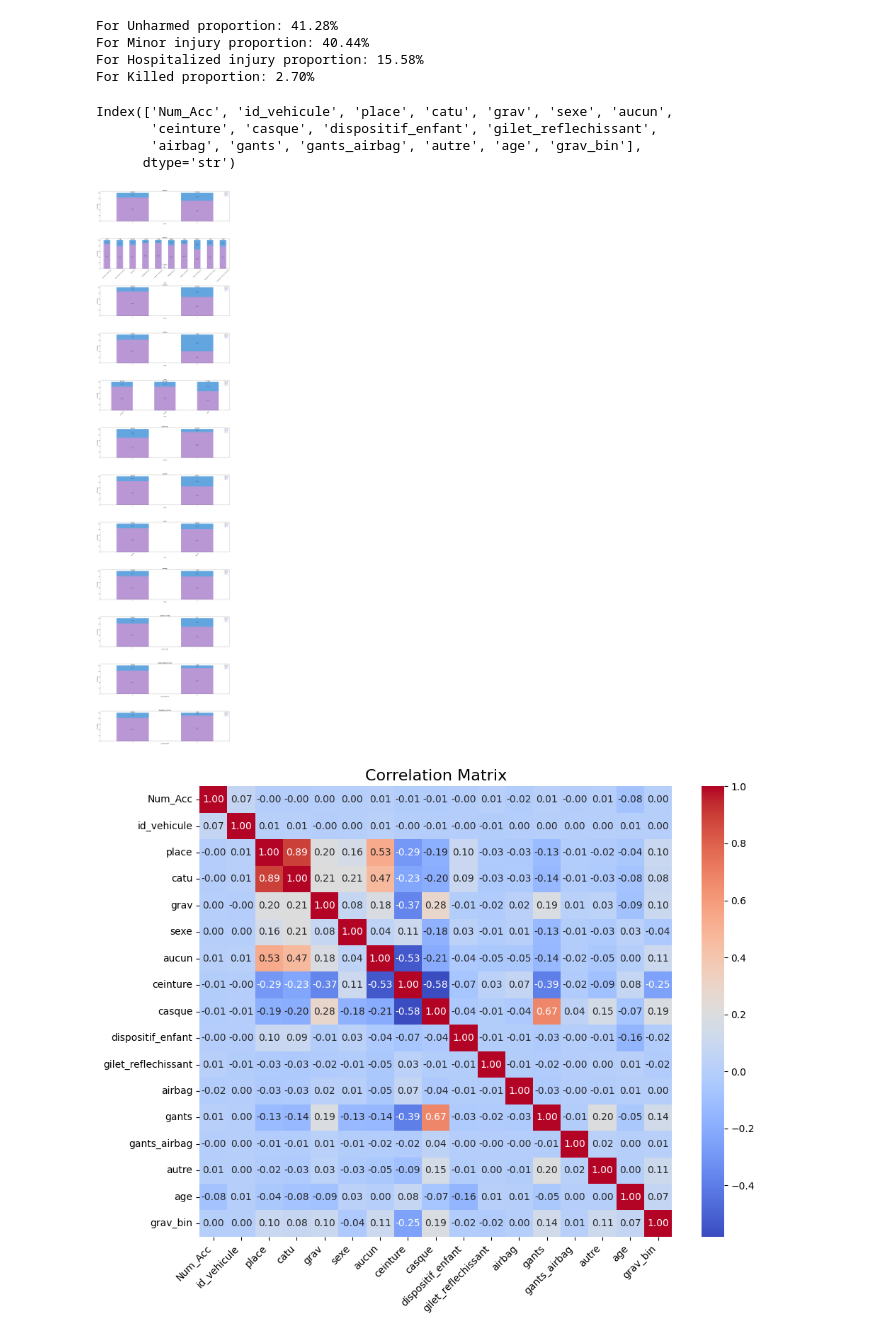
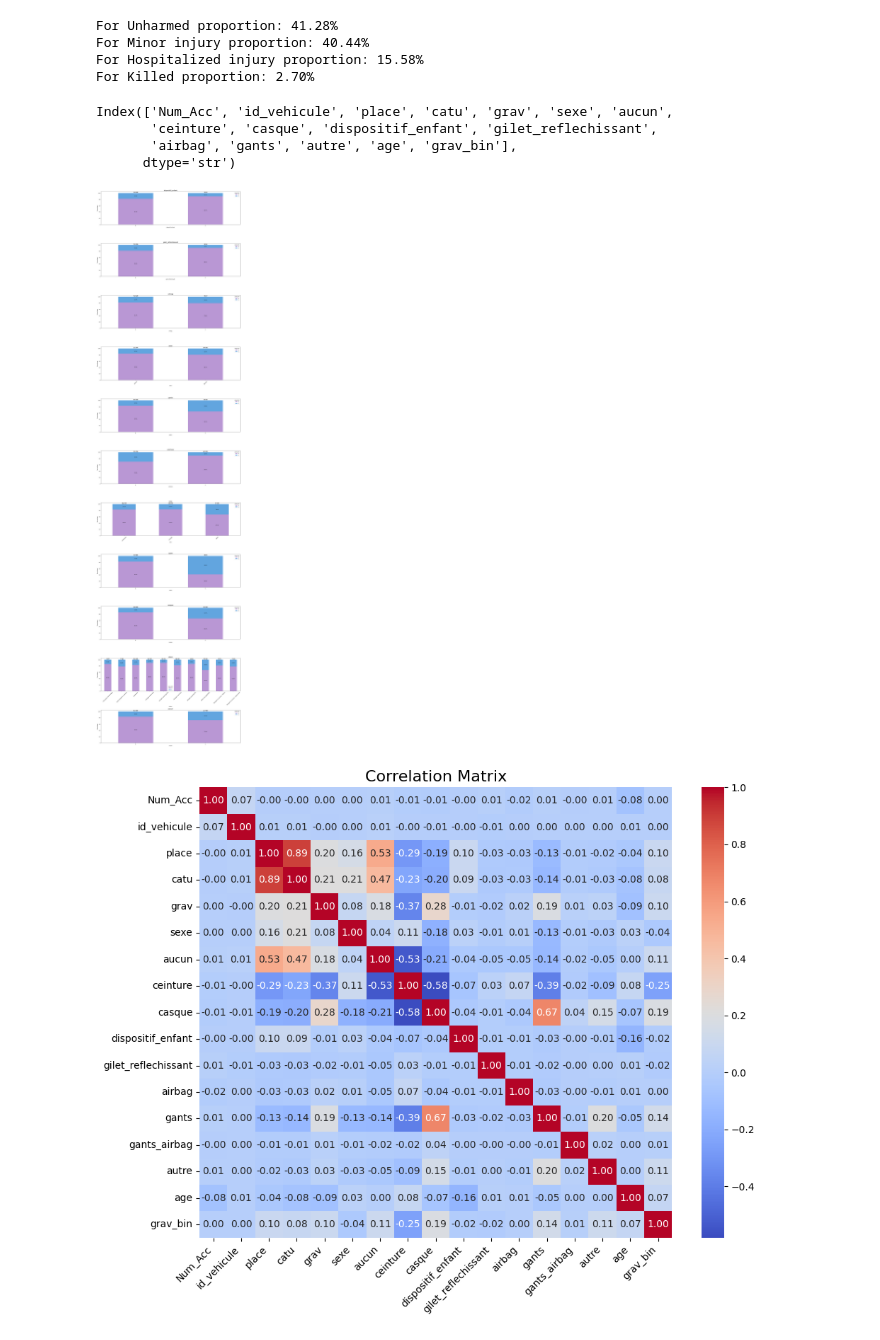
Before and after one commit to KaterinaGalkina/Road_Accident_Severity_Prediction, a Jupyter notebook: usagers.ipynb, the cells around one changed output. Saved outputs shown, nothing was run; the diff lists cells and outputs as text; code cells hidden in the pictures.

Commit message:
Fixed Gants-Airbag category

```diff
--- a/usagers.ipynb
+++ b/usagers.ipynb
@@ -137,15 +135,22 @@ equipments = {
 }
 
 def encode_secu(df):
+    # Initialize columns EXCEPT gants_airbag
     for name in equipments.values():
-        df[name] = 0
+        if name != "gants_airbag":
+            df[name] = 0
 
     for col in ["secu1", "secu2", "secu3"]:
         for code, name in equipments.items():
-            df.loc[df[col] == code, name] = 1
+            if name == "gants_airbag":
+                # Split into two features
+                df.loc[df[col] == code, "gants"] = 1
+                df.loc[df[col] == code, "airbag"] = 1
+            else:
+                df.loc[df[col] == code, name] = 1
 
     # if any equipment used → aucun = 0
-    protection_cols = [c for c in equipments.values() if c != "aucun"]
+    protection_cols = [c for c in equipments.values() if c not in ["aucun", "gants_airbag"]]
     df.loc[df[protection_cols].sum(axis=1) > 0, "aucun"] = 0
 
     return df
@@ -253,19 +258,19 @@ For Minor injury proportion: 40.44%
 For Hospitalized injury proportion: 15.58%
 For Killed proportion: 2.70%
 # %%
-cols_int = ["place", "catu", "sexe", "age", "aucun", "ceinture", "casque", "dispositif_enfant", "gilet_reflechissant", "airbag", "gants", "gants_airbag", "autre", "grav_bin", "grav"]
+cols_int = ["place", "catu", "sexe", "age", "aucun", "ceinture", "casque", "dispositif_enfant", "gilet_reflechissant", "airbag", "gants", "autre", "grav_bin", "grav"]
 df_usagers[cols_int] = df_usagers[cols_int].astype("int64")
 # %%
 df_usagers.columns
 # %% [output]
 Index(['Num_Acc', 'id_vehicule', 'place', 'catu', 'grav', 'sexe', 'aucun',
        'ceinture', 'casque', 'dispositif_enfant', 'gilet_reflechissant',
-       'airbag', 'gants', 'gants_airbag', 'autre', 'age', 'grav_bin'],
+       'airbag', 'gants', 'autre', 'age', 'grav_bin'],
       dtype='str')
 # %%
 features = ['place', 'catu', 'sexe', 'age',
        'aucun', 'ceinture', 'casque', 'dispositif_enfant',
-       'gilet_reflechissant', 'airbag', 'gants', 'gants_airbag', 'autre']
+       'gilet_reflechissant', 'airbag', 'gants', 'autre']
 
 categorical_features = list(set(features) - set(["age"]))
 numerical_features = ["age"]
@@ -283,7 +288,7 @@ mapping = {
     7: "Transport en commun - place assise",
     8: "Transport en commun - debout",
     9: "Autre transport en commun",
-    10: "Piéton (non applicable)"
+    10: "Piéton"
 }
 
 df_usagers_analyse["place"] = df_usagers_analyse["place"].replace(mapping)
@@ -305,7 +310,7 @@ fig, ax = plt.subplots(len(categorical_features), 1, figsize=(20, 6*len(categori
 
 df_usagers_analyse = df_usagers_analyse.reset_index(drop=True)
 
-for i, feature in enumerate(categorical_features):
+for i, feature in enumerate(categorical_features[::-1]):
     ct = pandas.crosstab(
         df_usagers_analyse[feature],
         df_usagers_analyse[target],
@@ -325,34 +330,34 @@ for i, feature in enumerate(categorical_features):
             if value > 3:  # avoid clutter for tiny values
                 ax[i].text(
                     j,
                     cumulative + value / 2,
                     f"{value:.1f}%",
                     ha="center",
                     va="center",
                     fontsize=9,
                     color="black"
                 )
             cumulative += value
 
     # Add total count above bars
     for j, category in enumerate(ct.index):
         ax[i].text(
             j,
             101,  # slightly above 100%
             f"{counts[category]:,}".replace(",", " "),
             ha="center",
             va="bottom",
             fontsize=10,
             fontweight="bold"
         )
 
     ax[i].set_title(feature, fontsize=16)
     ax[i].tick_params(axis='x', rotation=45)
     ax[i].set_ylabel("Percentage")
 
 plt.tight_layout()
 # %% [output]
-[figure, old version]
+[figure, new version]
 # %%
 plt.figure(figsize=(10, 8))
 
```
Also changed, not shown: parts of 2 cells of this notebook.
